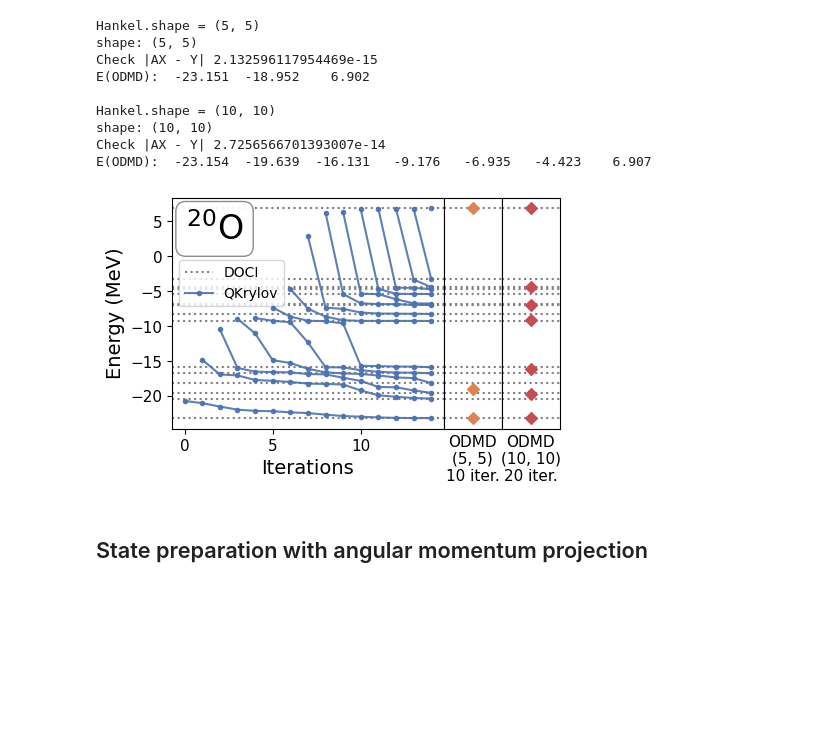
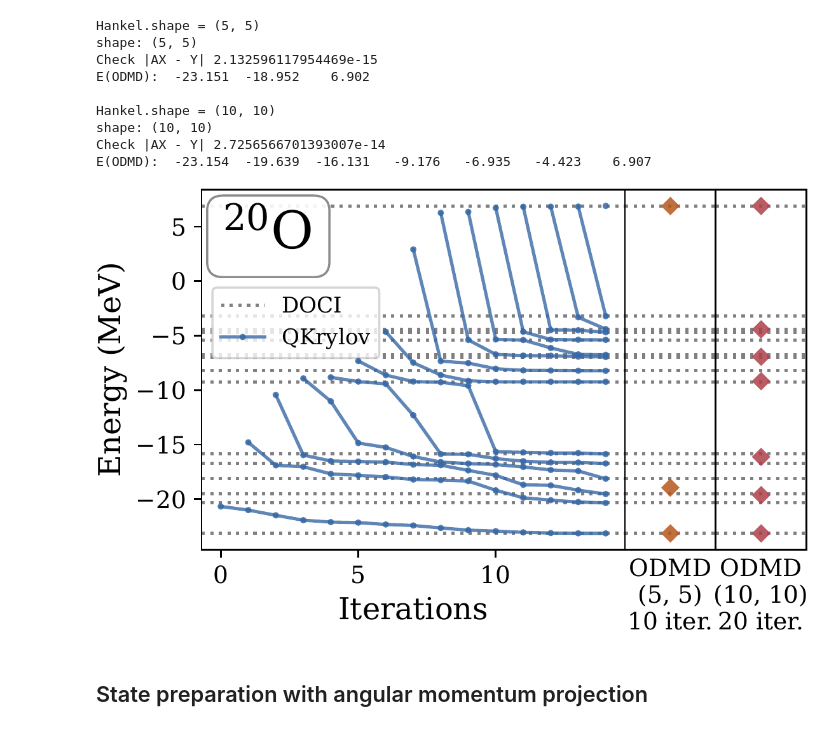
Before and after one commit to SotaYoshida/nuqulib, a Jupyter notebook: tutorial_NuQuLib.ipynb, the cells around one changed output. Saved outputs shown, nothing was run; the diff lists cells and outputs as text; code cells hidden in the pictures; blank space fills up the shorter version.

```diff
--- a/tutorial_NuQuLib.ipynb
+++ b/tutorial_NuQuLib.ipynb
@@ -103,7 +118,7 @@ With a certain setting, the ground-state energy of \({}^{16}\mathrm{O}\) is expe
 # %%
 emax = 1
-filename_snt = int_file_path + "TwBME-HO_NN-only_N3LO_EM500_srg1.8_hw20_emax1_e2max2.kshell.snt"
-fn_3NF = int_file_path + "ThBME_lnl_ms1_2_1.readable.txt"
+filename_snt = int_file_path + "TwBME-HO_NN-only_N3LO_EM500_srg2.0_hw20_emax1_e2max2.kshell.snt"
+fn_3NF = int_file_path + "ThBME_srg2.0_ramp40-5-36-7-32-9-28-11-24_N3LO_EM500_c1_-0.81_c3_-3.2_c4_5.4_cD_0.7_cE_-0.06_LNL2_650_500_IS_hw20from30_ms1_2_1.me3j.gz"
 Z = proton_number  = N = neutron_number = 8
 
 hamil = Hamiltonian(filename_snt, Z, N, ncsm=True, verbose=False, emax_truncate=emax,
@@ -114,8 +129,7 @@ H_1b_p, H_1b_n, H_jz_p, H_jz_n, H_pp, H_nn, H_pn, H_3b = hamil.mapping_opform(ma
 H_1b = H_1b_p + H_1b_n
 
 Hamil_NCSM_NN = H_1b + H_pp + H_nn + H_pn
-hamil.set_mscheme_3NF()
-H_3b = hamil.mapping_3NF_Mscheme()
+# mapping_opform() already returns the mapped three-body term H_3b.
 Hamil_NCSM_NN3NF = Hamil_NCSM_NN + H_3b
 
 n_qubits = hamil.n_qubits
@@ -398,6 +442,8 @@ In this section, we demonstrate Quantum Phase Estimation (QPE) with NuQuLib for
 # %%
+ncsm = True  # True: three neutrons; False: 6He with CKpot.
 n_ancilla = 6
-trotter_order = 4
+evolution_method = "expm"  # "expm" or "trotter"
+trotter_order = 4           # Used only by "trotter".
 trotter_steps = 10
 delta_t = 0.2
 size_Eshift = 10.0
@@ -893,54 +830,57 @@ E(ODMD):  -23.154  -19.639  -16.131   -9.176   -6.935   -4.423    6.907
 # %%
 En_history = res_QKrylov[2]
 Ens = []
 num_states = len(evals)
 for iter in range(len(En_history)):
     tmp = [None for _ in range(num_states)]
     for i in range(len(En_history[iter])):
         tmp[i] = En_history[iter][i]
     Ens.append(tmp)
 
 # axs[0]: convergence pattern of QKrylov
 # axs[1]: ODMD with setup-A
 # axs[2]: ODMD with setup-B
-fig, axs = plt.subplots(1, 3,
-    gridspec_kw=dict(width_ratios=[7, 1.5, 1.5], wspace=0),
-    sharey='row', figsize=(5, 3)
-)
+with plt.rc_context(PAPER_PLOT_FONT):
+    fig, axs = plt.subplots(1, 3,
+        gridspec_kw=dict(width_ratios=[7, 1.5, 1.5], wspace=0),
+        sharey='row', figsize=(5, 3)
+    )
 
-axs[0].set_xlabel("Iterations", fontsize=14)
-axs[1].set_xlabel(f"ODMD\n{Results_ODMD[0]["shape"]}\n{np.sum(Results_ODMD[0]["shape"])} iter.", fontsize=11)
-axs[2].set_xlabel(f"ODMD\n{Results_ODMD[1]["shape"]}\n{np.sum(Results_ODMD[1]["shape"])} iter.", fontsize=11)
-axs[0].set_ylabel("Energy (MeV)", fontsize=14)
+    axs[0].set_xlabel("Iterations", fontsize=14)
+    for ax, result in zip(axs[1:], Results_ODMD):
+        shape = result["shape"]
+        ax.set_xlabel(f"ODMD\n{shape}\n{sum(shape)} iter.", fontsize=11)
+    axs[0].set_ylabel("Energy (MeV)", fontsize=14)
 
-evals = np.sort(evals)
-for (n, eval) in enumerate(evals):
-    for (iax, ax) in enumerate(axs):
-        ax.axhline(eval, color="gray", linestyle="dotted", label="DOCI" if (n==0 and iax == 0) else None)
+    evals = np.sort(evals)
+    for (n, eval) in enumerate(evals):
+        for (iax, ax) in enumerate(axs):
+            ax.axhline(eval, color="gray", linestyle="dotted", label="DOCI" if (n==0 and iax == 0) else None)
 
-for i in range(num_states):
-    axs[0].plot(range(len(En_history)),
-                [Ens[iter][i] for iter in range(len(En_history))],
-                marker = "o", markersize=3,
-                color = cols[2],
-                alpha=0.9,
-                zorder=100, label="QKrylov" if i==0 else None)
-for iax in range(len(Results_ODMD)):
-    tmp = Results_ODMD[iax]
-    Ens = tmp["energies"]
-    axs[1+iax].scatter([0]*len(Ens), Ens, color=cols[3-2*iax], marker="D", zorder = 100)
-    axs[1+iax].tick_params(bottom=False, left=False, right=False, top=False,
-                           labelbottom=False)
+    for i in range(num_states):
+        axs[0].plot(range(len(En_history)),
+                    [Ens[iter][i] for iter in range(len(En_history))],
+                    marker = "o", markersize=3,
+                    color=to_rgba(paper_blue, paper_line_alpha),
+                    markerfacecolor=to_rgba(paper_blue, paper_marker_alpha),
+                    markeredgecolor="none",
+                    zorder=100, label="QKrylov" if i==0 else None)
+    for ax, result, color in zip(axs[1:], Results_ODMD, (paper_orange, paper_red)):
+        Ens = result["energies"]
+        ax.scatter([0]*len(Ens), Ens, color=color, marker="D", edgecolors="none",
+                   alpha=paper_marker_alpha, zorder=100)
+        ax.tick_params(bottom=False, left=False, right=False, top=False,
+                               labelbottom=False)
 
-axs[0].tick_params(axis='both', labelsize=11)
-axs[0].text(0.05, 0.94, cnuc(nuc), ha="left", va="top", transform=axs[0].transAxes, fontsize=24,
-        bbox=dict(boxstyle="round", facecolor="white", alpha=0.9, edgecolor="gray"))
-axs[0].legend(bbox_to_anchor=(0, 0.63), loc="center left")
-plt.savefig("QKrylov_ODMD_Ens_" + nuc + ".pdf", bbox_inches="tight", pad_inches=0.01)
-plt.show()
-plt.close()
+    axs[0].tick_params(axis='both', labelsize=11)
+    axs[0].text(0.05, 0.94, cnuc(nuc), ha="left", va="top", transform=axs[0].transAxes, fontsize=24,
+            bbox=dict(boxstyle="round", facecolor="white", alpha=0.9, edgecolor="gray"))
+    axs[0].legend(bbox_to_anchor=(0, 0.63), loc="center left")
+    plt.savefig("QKrylov_ODMD_Ens_" + nuc + ".pdf", bbox_inches="tight", pad_inches=0.01)
+    plt.show()
+    plt.close()
 # %% [output]
-[figure, old version]
+[figure, new version]
 # %% [markdown]
 ## State preparation with angular momentum projection
 # %%
```
Also changed, not shown: parts of 14 cells of this notebook, 19 other files.
